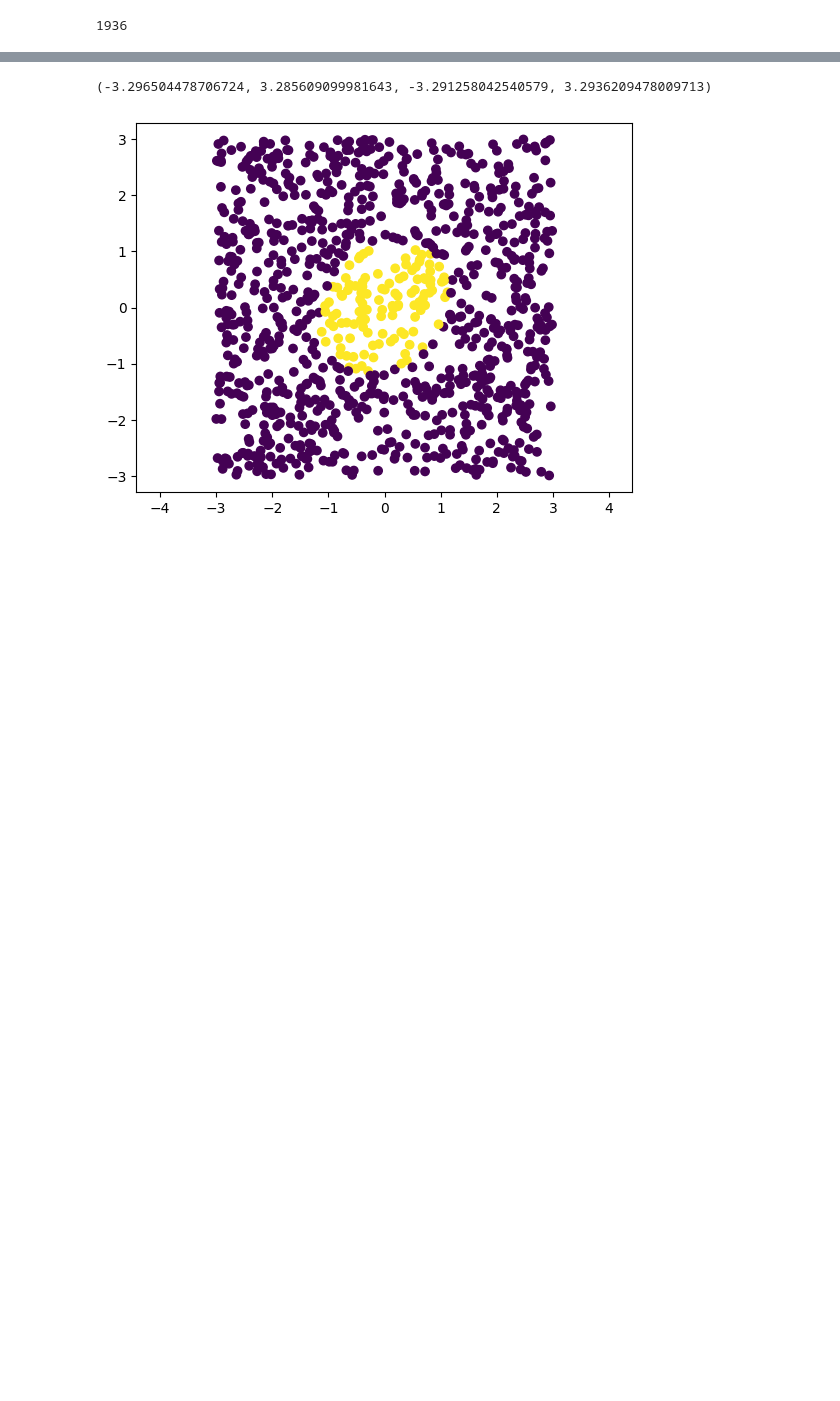
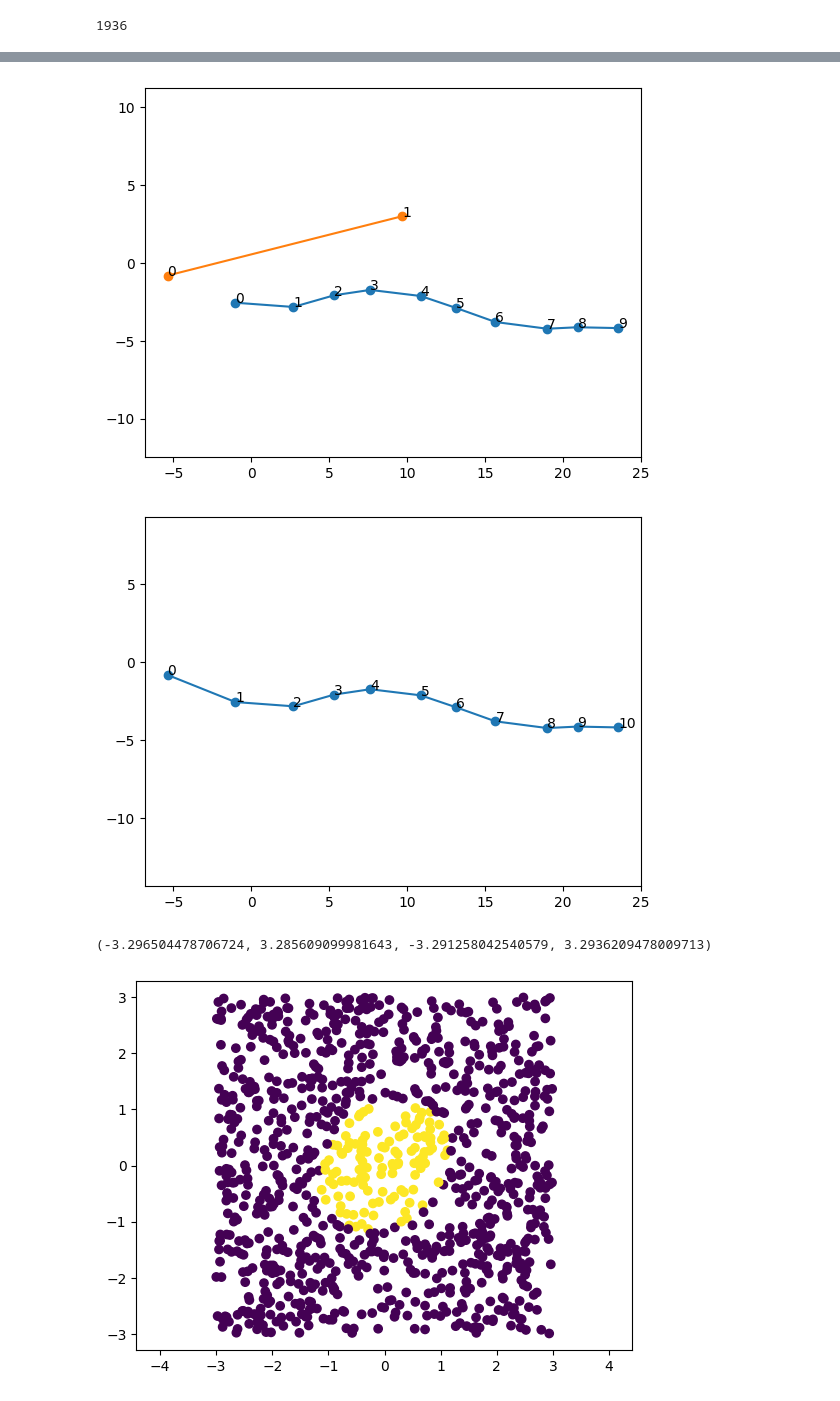
Before and after one commit to papalotis/ft-fsd-path-planning, a Jupyter notebook: t.ipynb, the cells around one changed output, grey strips where cells are left out. Drawn from its saved outputs; the diff is of its cells as text; code cells hidden in the pictures; blank space fills up the shorter version.

```diff
--- a/t.ipynb
+++ b/t.ipynb
@@ -169,3 +194,42 @@ print(len(l), len(r))
+# %%
+from fsd_path_planning.cone_matching.functional_cone_matching import insert_virtual_cones_to_existing
+
+kwargs = {'other_side_cones': array([[-1.01604104, -2.56143904],
+       [ 2.70356989, -2.83450651],
+       [ 5.33292341, -2.0832355 ],
+       [ 7.63778877, -1.7402972 ],
+       [10.88364601, -2.13238001],
+       [13.16276741, -2.90422082],
+       [15.67347813, -3.80018067],
+       [18.98889732, -4.23018599],
+       [20.94279289, -4.13597679],
+       [23.56168938, -4.19017982]]), 'other_side_virtual_cones': array([[-5.36638933, -0.82095353],
+       [ 9.68736682,  2.98621964]]), 'car_position': array([-2.79935072, -0.16019239])}
+
+osc = kwargs['other_side_cones']
+
+plt.plot(*osc.T, 'o-')
+for i in range(len(osc)):
+    plt.annotate(i, osc[i])
+
+osvc = kwargs['other_side_virtual_cones']
+plt.plot(*osvc.T, 'o-')
+for i in range(len(osvc)):
+       plt.annotate(i, osvc[i])
+
+
+plt.axis('equal')
+plt.show()
+out, _= insert_virtual_cones_to_existing(**kwargs)
+
+plt.plot(*out.T, 'o-')
+for i in range(len(out)):
+    plt.annotate(i, out[i])
+plt.axis('equal')
+plt.show()
+# %% [output]
+[figure, added]
+[figure, added]
 # %%
 from fsd_path_planning.sorting_cones.trace_sorter.combine_traces import calc_final_configs_when_both_available
 from fsd_path_planning.sorting_cones.trace_sorter.cost_function import cost_configurations
```
Also changed, not shown: parts of 5 cells of this notebook, 6 other files.
